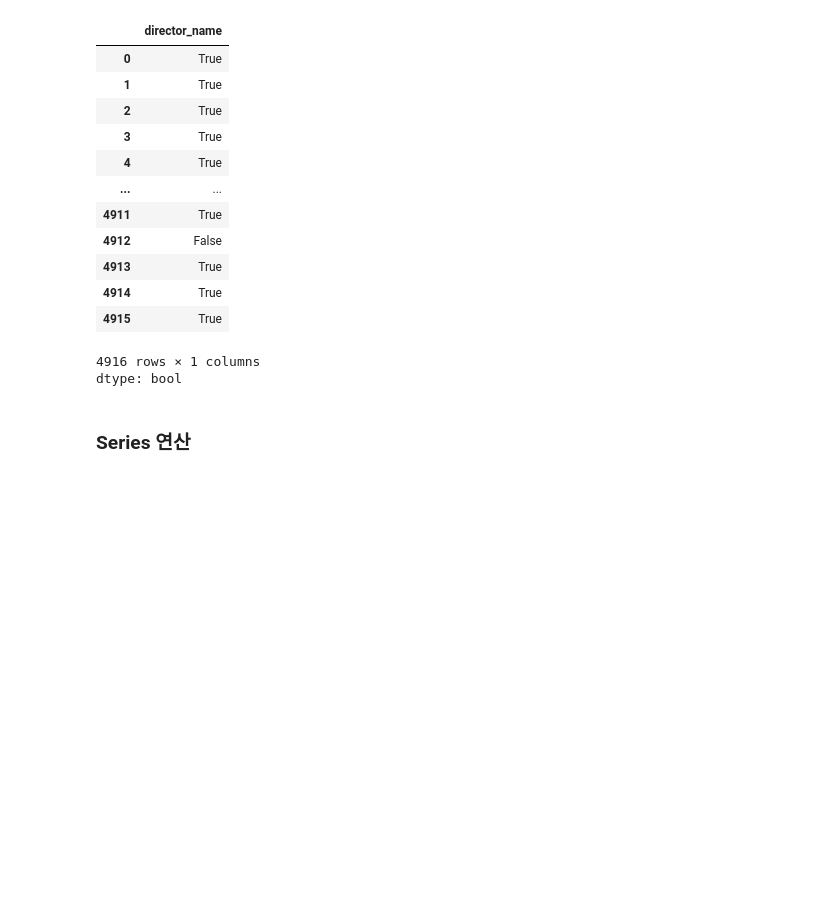
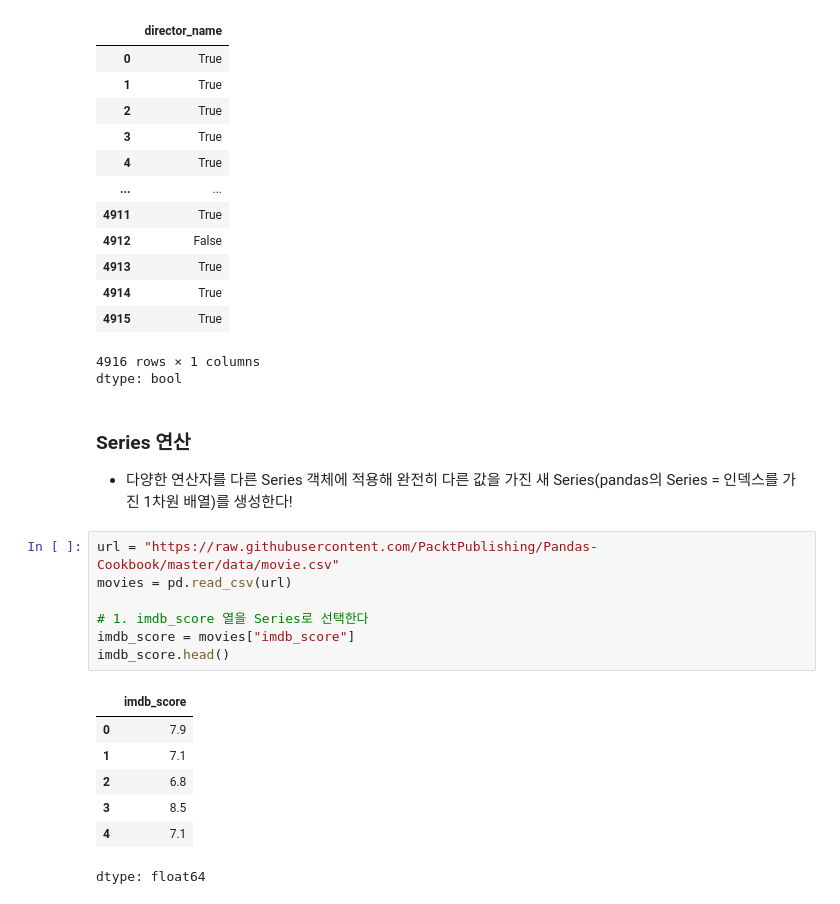
Before and after one commit to allyreum/R_study, a Jupyter notebook: Pandas_Cookbook_2e.ipynb, the cells around one changed output. Drawn from its saved outputs; the diff is of its cells as text; blank space fills up the shorter version.

```diff
--- a/Pandas_Cookbook_2e.ipynb
+++ b/Pandas_Cookbook_2e.ipynb
@@ -411,5 +411,22 @@ director.notna()
 | 4915 | True |
 4916 rows × 1 columns
 dtype: bool
-# %% [markdown]
-### Series 연산
+# %% [markdown]
+### Series 연산
+
+- 다양한 연산자를 다른 Series 객체에 적용해 완전히 다른 값을 가진 새 Series(pandas의 Series = 인덱스를 가진 1차원 배열)를 생성한다!
+# %%
+url = "https://raw.githubusercontent.com/PacktPublishing/Pandas-Cookbook/master/data/movie.csv"
+movies = pd.read_csv(url)
+
+# 1. imdb_score 열을 Series로 선택한다
+imdb_score = movies["imdb_score"]
+imdb_score.head()
+# %% [output]
+|  | imdb_score |
+| 0 | 7.9 |
+| 1 | 7.1 |
+| 2 | 6.8 |
+| 3 | 8.5 |
+| 4 | 7.1 |
+dtype: float64
```
Also changed, not shown: parts of 13 cells of this notebook.
